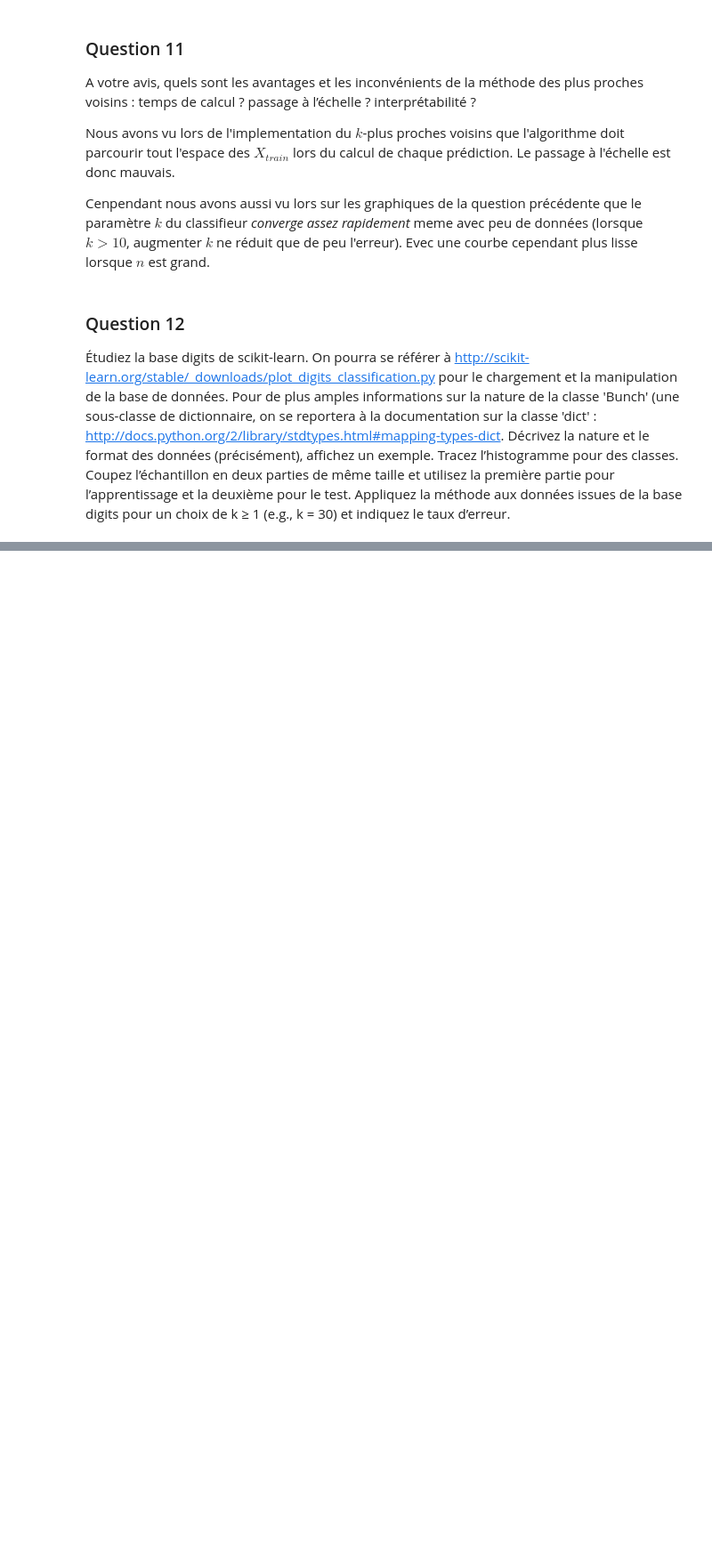
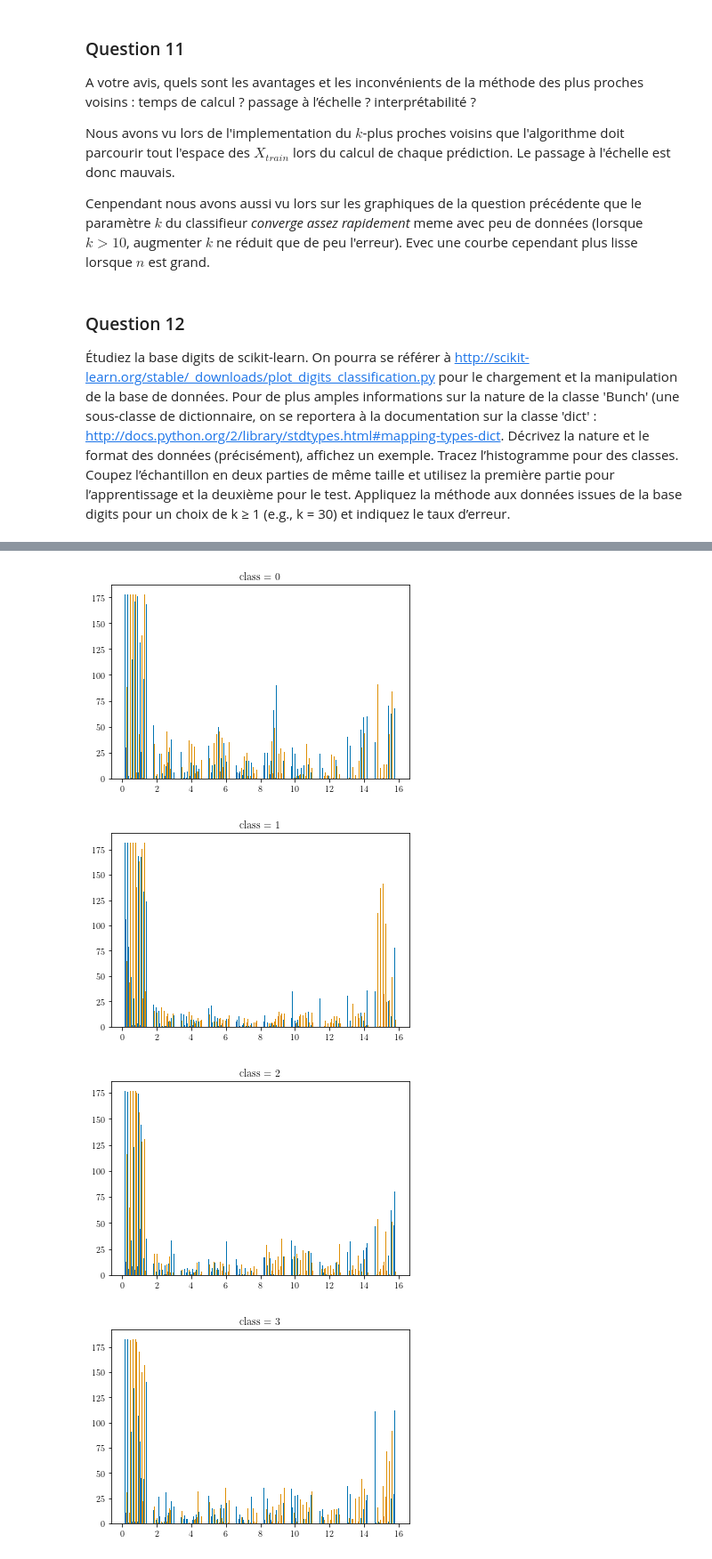
Before and after one commit to tbinetruy/Telecom-MDI-343, a Jupyter notebook: TP2/TP2.ipynb, the cells around one changed output, grey strips where cells are left out. Shown at 89% size. Cells and saved outputs as stored; diff of their text form; code cells hidden in the pictures; blank space fills up the shorter version.

```diff
--- a/TP2/TP2.ipynb
+++ b/TP2/TP2.ipynb
@@ -371,0 +422,11 @@ Cenpendant nous avons aussi vu lors sur les graphiques de la question précéden
+# %%
+for i in range(10):
+    plt.figure(i)
+    plt.hist(digits.data[digits.target==i])
+    plt.title("class = " + str(i))
+    plt.plot()
+# %% [output]
+[figure, added]
+[figure, added]
+[figure, added]
+[figure, added]
```
Also changed, not shown: parts of 25 cells of this notebook.
